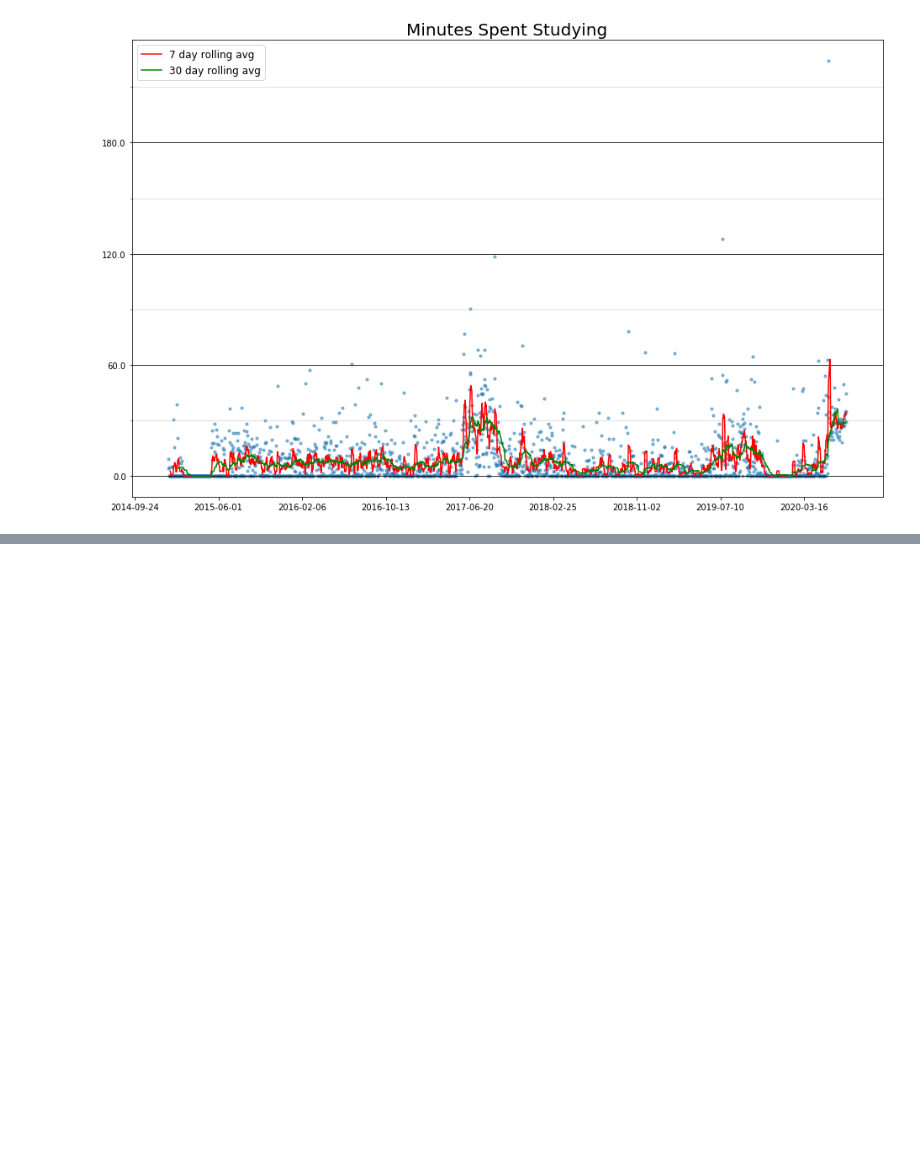
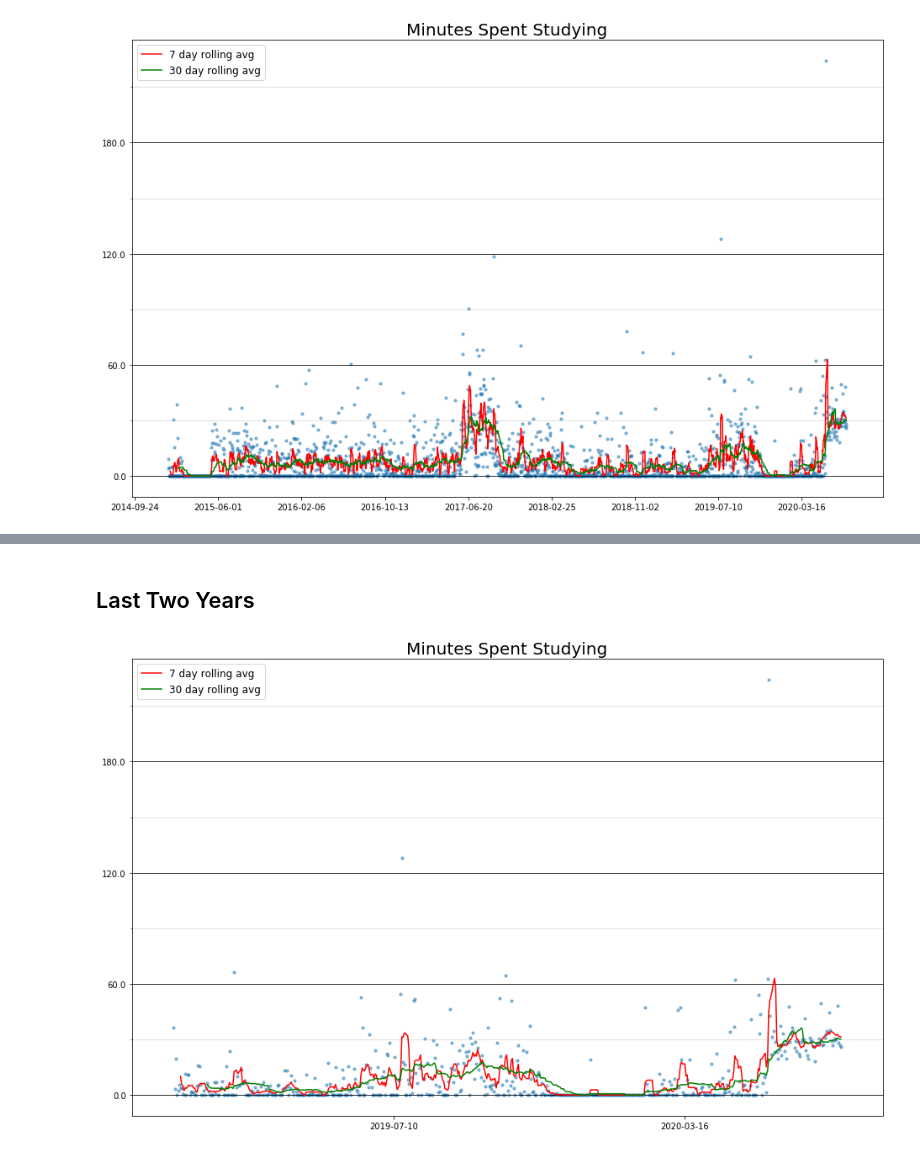
Before and after one commit to NapsterInBlue/anki_progress, a Jupyter notebook: anki_progress.ipynb, the cells around one changed output, grey strips where cells are left out. Cells and saved outputs as stored; diff of their text form; code cells hidden in the pictures; blank space fills up the shorter version.

Commit message:
Also add in more recent graphs to notebook

```diff
--- a/anki_progress.ipynb
+++ b/anki_progress.ipynb
@@ -23,0 +26,6 @@ plot_card_catalog_growth(gb);
+# %% [markdown]
+## Last Two Years
+# %%
+plot_trended_study_time(study_time.query('date > 2019'));
+# %% [output]
+[figure, added]
```
Also changed, not shown: parts of 6 cells of this notebook.
